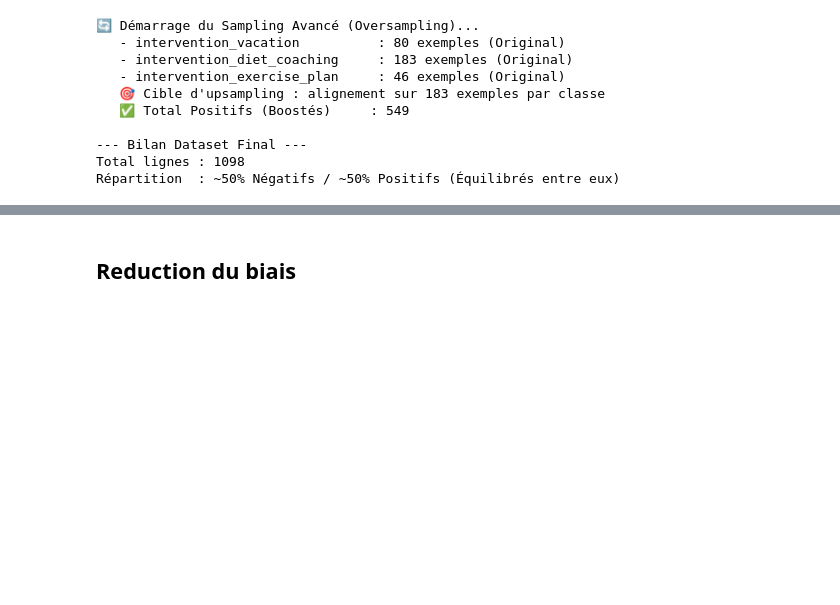
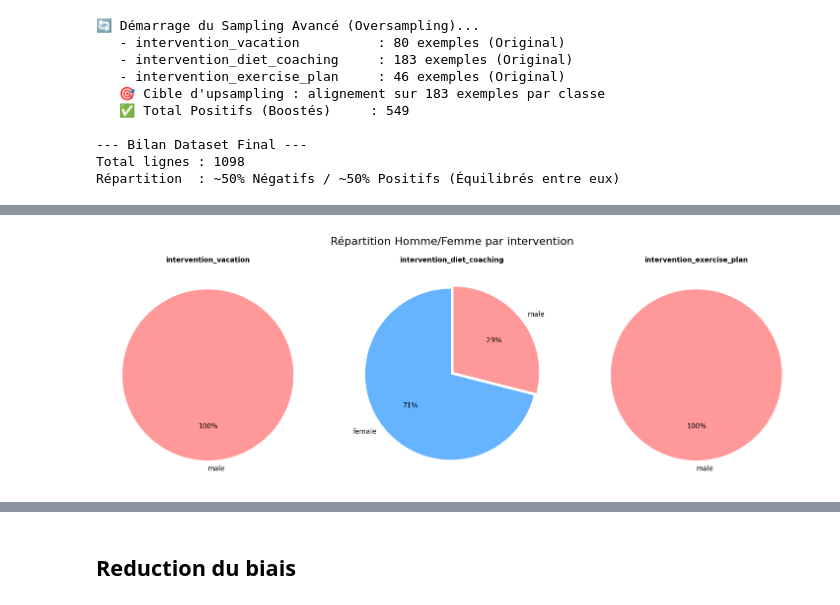
Before and after one commit to Antonindooo/Fine_tuning, a Jupyter notebook: Notebook/01_Biais.ipynb, the cells around one changed output, grey strips where cells are left out. Saved outputs shown, nothing was run; the diff lists cells and outputs as text; code cells hidden in the pictures; blank space fills up the shorter version.

Commit message:
nettoyage du notebook

```diff
--- a/Notebook/01_Biais.ipynb
+++ b/Notebook/01_Biais.ipynb
@@ -241,0 +206,82 @@ plt.show()
+# %%
+import matplotlib.pyplot as plt
+import math
+
+# --- Dictionnaires de Couleurs Fixes ---
+colors_sex = {
+    'male': '#ff9999',  # Rose
+    'female': '#66b3ff'     # Bleu
+}
+
+colors_work = {
+    'hybrid': '#ff6666',  # Rouge (Hybrid)
+    'remote': '#ffff99',  # Jaune (Remote)
+    'office': '#99ff99',  # Vert (Office/Bureau - exemple)
+    'shift': '#ffcc99'    # Orange (Shift - exemple)
+}
+
+colors_mental_health = {
+    'none' : '#99ffcc',        # Vert clair
+    'depression' : '#ff9999', # Rose
+    'anxiety' : '#ffcc99',    # Orange clair
+    'both' : '#ffb3ff'        # Violet clair
+}
+
+colors_age_group = {
+    'Jeune (20-35)': '#66ffcc',   # Turquoise
+    'Adulte (35-50)': '#ffcc66',  # Orange clair
+    'Senior (50-65)': '#cc99ff'    # Violet clair
+}
+
+def plot_bias_pie_charts(df, feature_col, color_map, title):
+    """
+    Génère 3 pie charts pour une feature donnée avec des couleurs cohérentes.
+    """
+    targets = ['intervention_vacation', 'intervention_diet_coaching', 'intervention_exercise_plan']
+    n_cols = 3
+    n_rows = math.ceil(len(targets) / n_cols)
+
+    fig, axes = plt.subplots(n_rows, n_cols, figsize=(15, 5 * n_rows))
+    axes_flat = axes.flatten()
+
+    for i, target in enumerate(targets):
+        ax = axes_flat[i]
+
+        # 1. Filtrer : Personnes ayant reçu l'intervention
+        subset = df[df[target] == 1]
+
+        if len(subset) == 0:
+            ax.text(0.5, 0.5, "Pas de données", ha='center')
+            continue
+
+        # 2. Compter la répartition
+        counts = subset[feature_col].value_counts()
+
+        # 3. MAPPING DES COULEURS (La partie importante)
+        chart_colors = [color_map.get(label, '#cccccc') for label in counts.index]
+
+        # 4. Tracer
+        ax.pie(counts, labels=counts.index, autopct='%1.0f%%',
+               startangle=90, colors=chart_colors, explode=[0.02]*len(counts))
+
+        ax.set_title(target, fontsize=10, fontweight='bold')
+
+    # Nettoyage axes vides
+    for j in range(len(targets), len(axes_flat)):
+        fig.delaxes(axes_flat[j])
+
+    plt.suptitle(title, fontsize=16, y=1.02)
+    plt.tight_layout()
+    plt.show()
+
+# Pour la cellule 'sex'
+plot_bias_pie_charts(df_reduced, 'sex', colors_sex, "Répartition Homme/Femme par intervention")
+
+# Pour la cellule 'work_mode'
+plot_bias_pie_charts(df_reduced, 'work_mode', colors_work, "Répartition par Mode de Travail")
+
+plot_bias_pie_charts(df_reduced, 'age_group', colors_age_group, "Répartition par Groupe d'Âge")
+
+plot_bias_pie_charts(df_reduced, 'mental_health_history', colors_mental_health, "Répartition par Historique de Santé Mentale")
+# %% [output]
+[figure, added]
```
Also changed, not shown: parts of 31 cells of this notebook.
